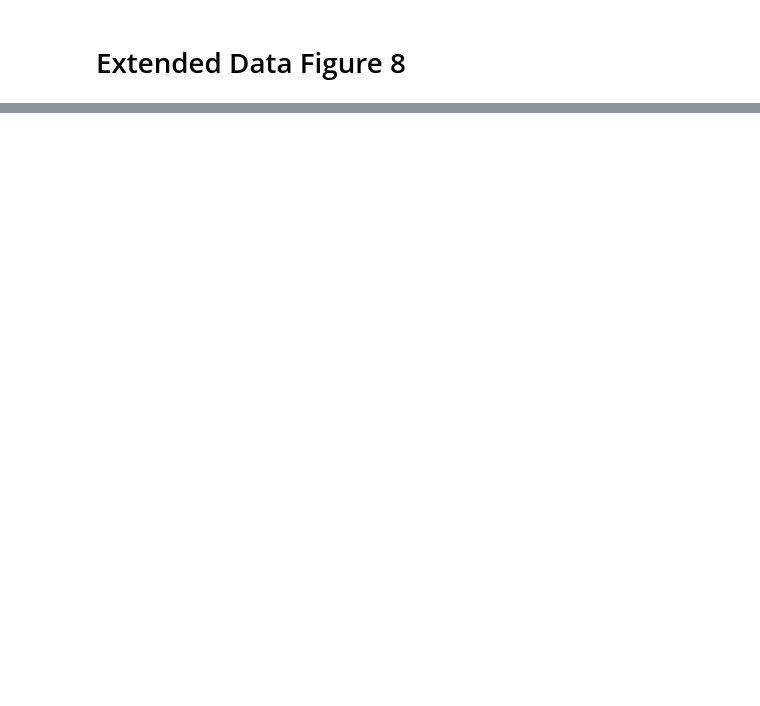
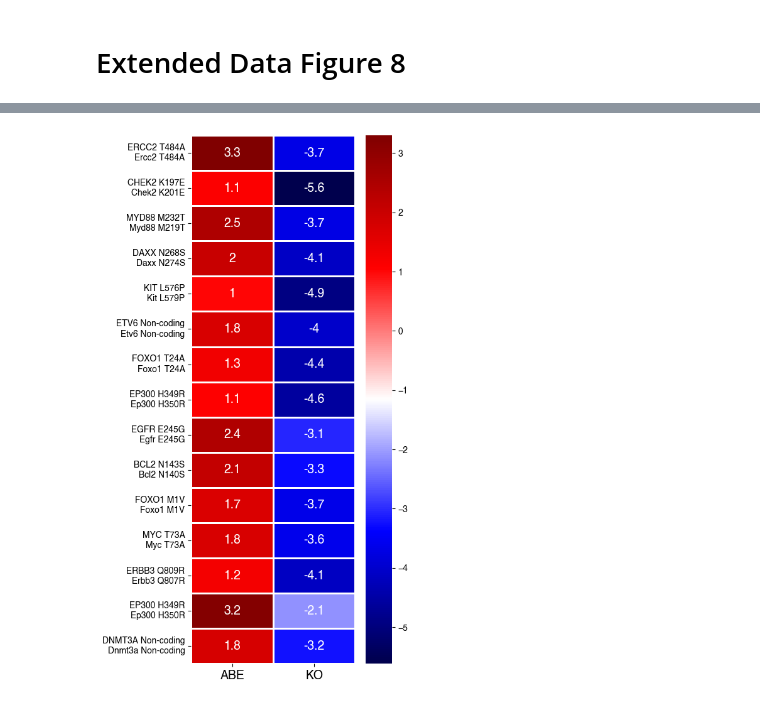
Before and after one commit to samgould2/B-ALL-in-vivo-base-editing, a Jupyter notebook: extended_figures.ipynb, the cells around one changed output, grey strips where cells are left out. Drawn from its saved outputs; the diff is of its cells as text; code cells hidden in the pictures; blank space fills up the shorter version.

```diff
--- a/extended_figures.ipynb
+++ b/extended_figures.ipynb
@@ -1504,0 +2096,37 @@ fig.tight_layout()
+# %%
+#and compare top vs. bottom hits for some gRNAs in the spleen
+
+delta = merged['LFC_median_spleen'] - merged['LFC_median_spleen_KO']
+merged['delta_spleen'] = delta
+
+
+merged2 = merged[merged['Input_median_x']>=100]
+a0 = merged2[merged2['LFC_median_spleen']>=1]
+a1 = a0.sort_values(by='delta_spleen', ascending=False)[:15]
+
+fig, ax = plt.subplots(figsize=(5,9))
+
+
+g = sns.heatmap(a1[['LFC_median_spleen', 'LFC_median_spleen_KO']], cmap='seismic', annot=True, annot_kws={'size':14}, linewidth=1, edgecolor='white')
+
+name = []
+
+for i, val in a1.iterrows():
+    a = val['gene_name_h_x']
+    b = val['HGVSp_h_x']
+    c = val['gene_name_m_corrected_x']
+    d = val['HGVSp_m_x']
+
+    if type(b) != str:
+        b = 'Non-coding'
+
+    n = f'{a} {b}\n{c} {d}'
+    name.append(n)
+
+g.set_yticklabels(name, rotation=0)
+g.set_xticklabels(['ABE', 'KO'], rotation=0, fontsize=14)
+fig.tight_layout()
+
+#fig.savefig('figures/heatmap_extended_KO_v_ABE.pdf', transparent=True)
+# %% [output]
+[figure, added]
```
Also changed, not shown: parts of 29 cells of this notebook, 27 other files.
